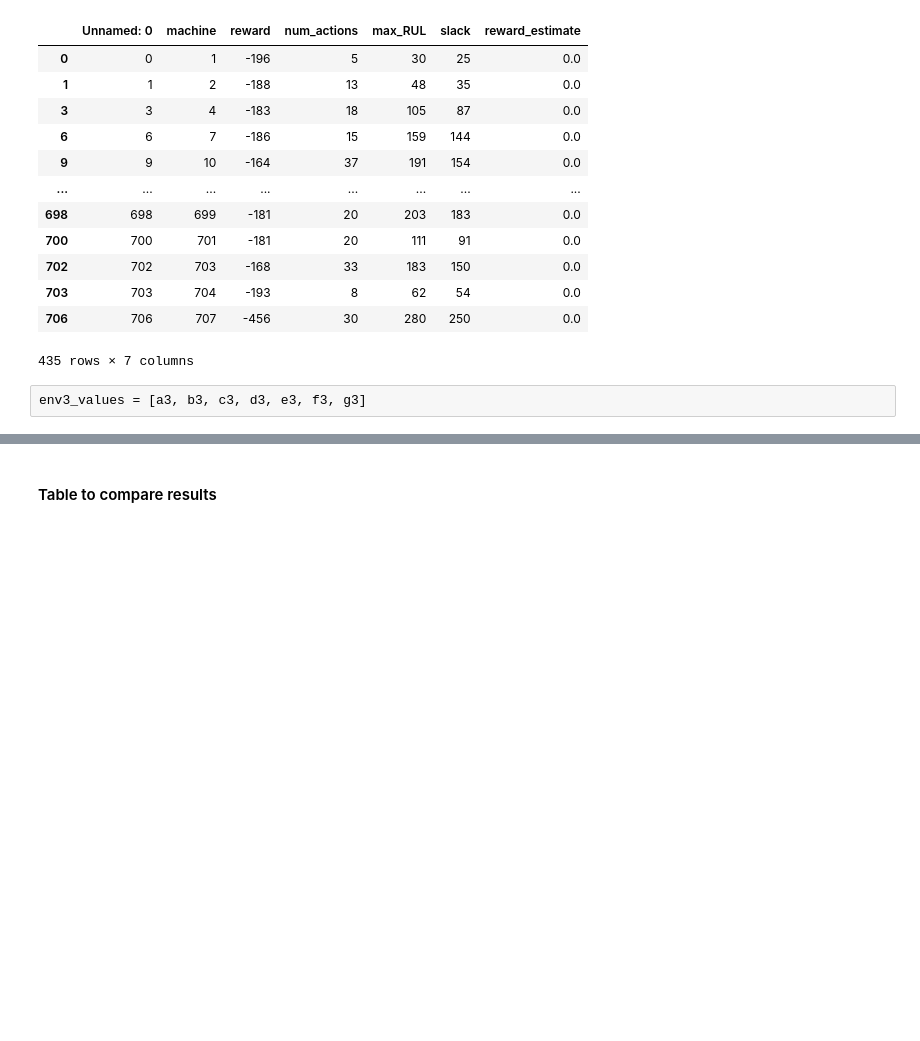
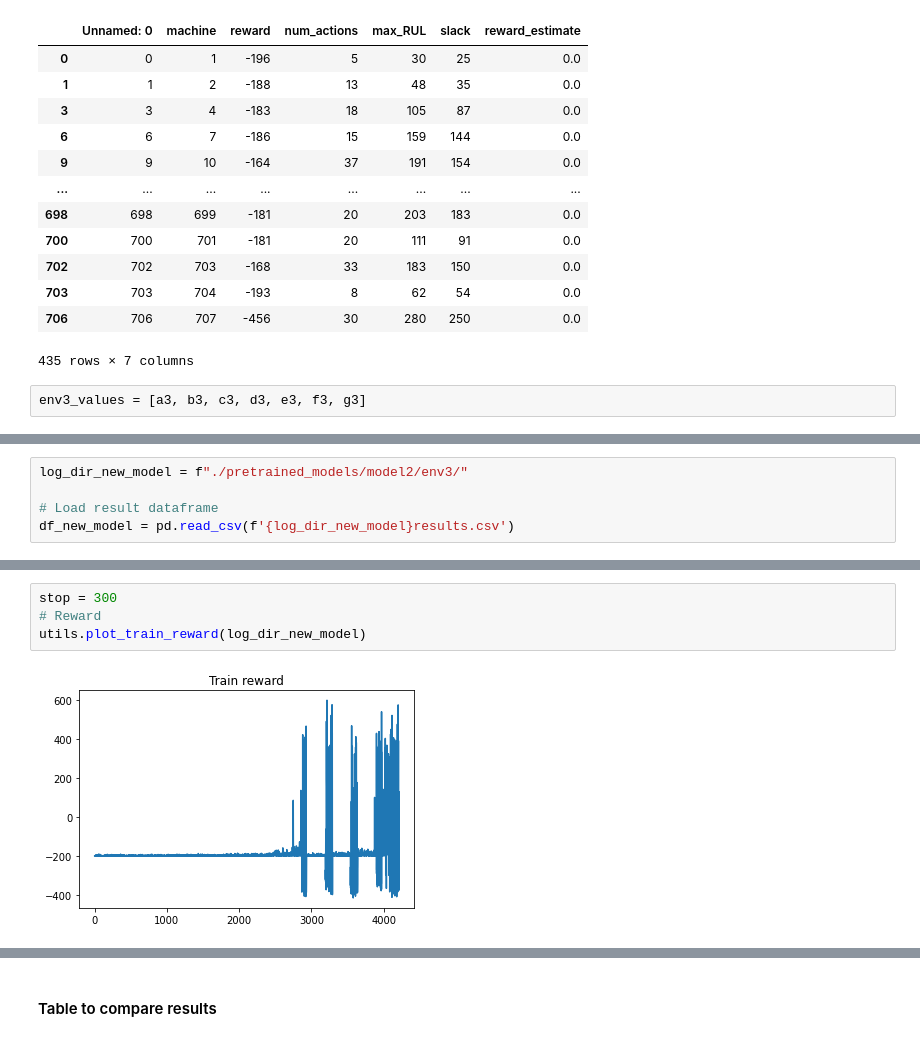
Before and after one commit to olestole/Turbine-RUL-RL, a Jupyter notebook: plot_results.ipynb, the cells around one changed output, grey strips where cells are left out. Drawn from its saved outputs; the diff is of its cells as text; blank space fills up the shorter version.

Commit message:
new model plots

```diff
--- a/plot_results.ipynb
+++ b/plot_results.ipynb
@@ -361,0 +369,5 @@ env3_values = [a3, b3, c3, d3, e3, f3, g3]
+# %%
+log_dir_new_model = f"./pretrained_models/model2/env3/"
+
+# Load result dataframe
+df_new_model = pd.read_csv(f'{log_dir_new_model}results.csv')
@@ -361,0 +383,6 @@ env3_values = [a3, b3, c3, d3, e3, f3, g3]
+# %%
+stop = 300
+# Reward
+utils.plot_train_reward(log_dir_new_model)
+# %% [output]
+[figure, added]
```
Also changed, not shown: parts of 23 cells of this notebook.
